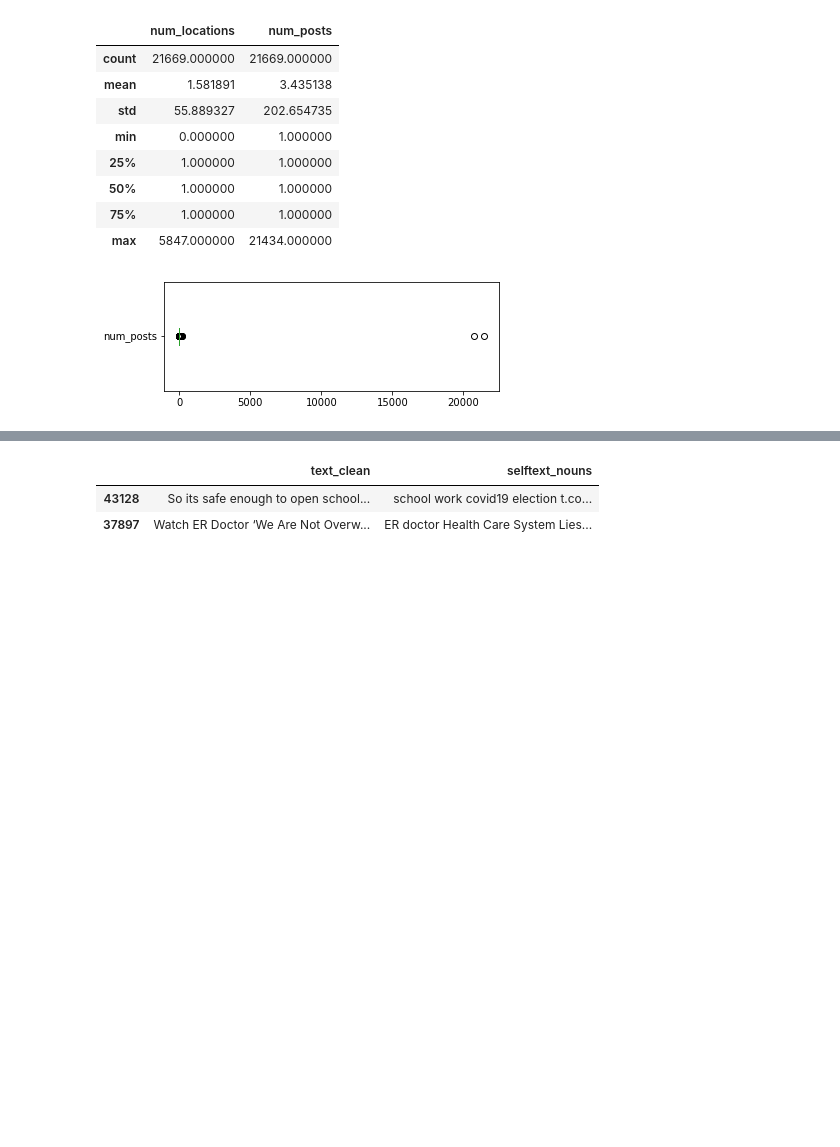
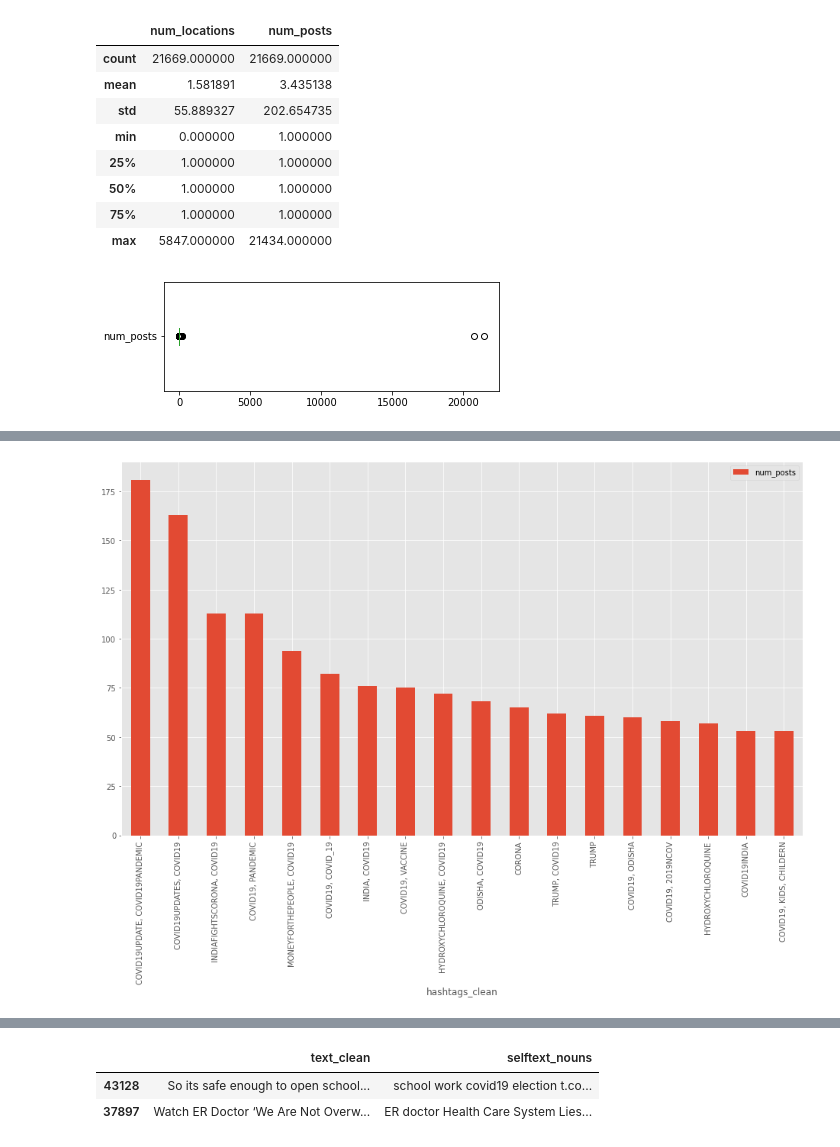
Before and after one commit to Danruc/RetoAnalitica, a Jupyter notebook: Reto_analitica_final.ipynb, the cells around one changed output, grey strips where cells are left out. Cells and saved outputs as stored; diff of their text form; code cells hidden in the pictures; blank space fills up the shorter version.

```diff
--- a/Reto_analitica_final.ipynb
+++ b/Reto_analitica_final.ipynb
@@ -168 +188,5 @@ cat_df[['num_posts']].plot(kind='box', vert=False, figsize=(6, 2));
+# %%
+cat_df[['num_posts']][2:20].plot(kind='bar');
+# %% [output]
+[figure, added]
 # %%
```
Also changed, not shown: parts of 8 cells of this notebook.
